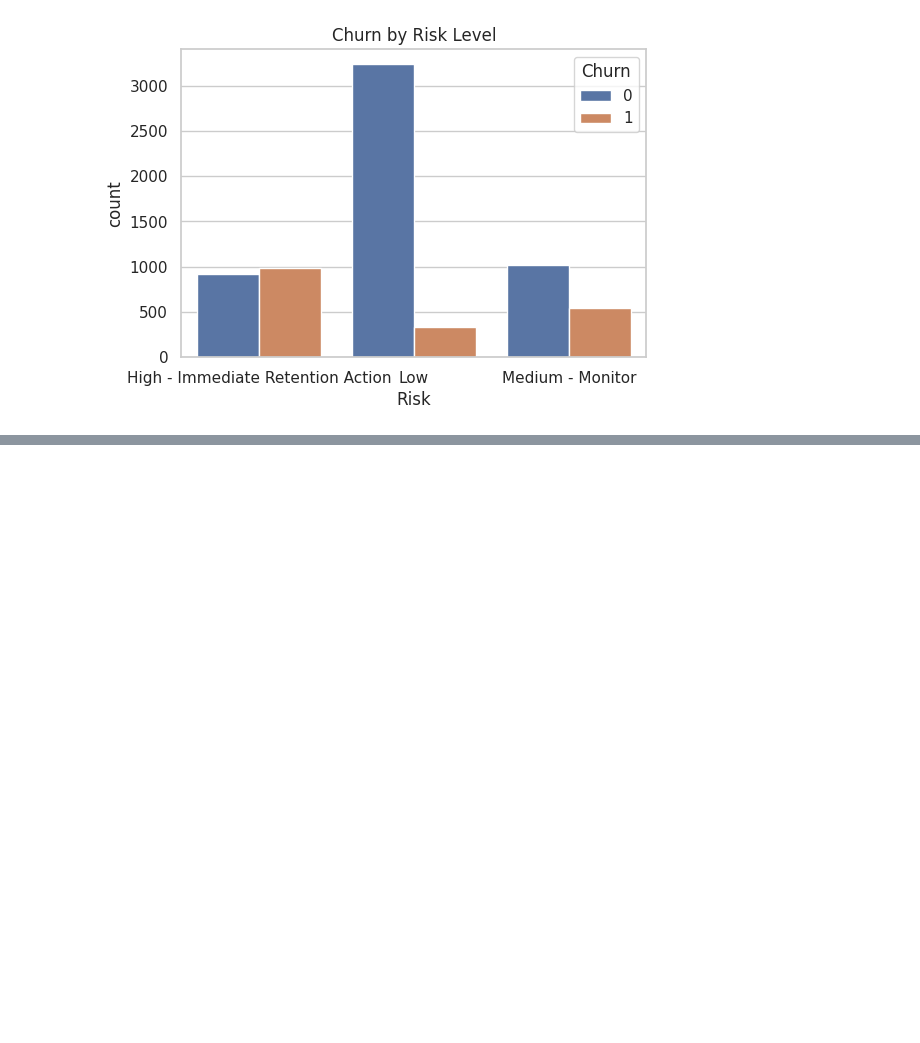
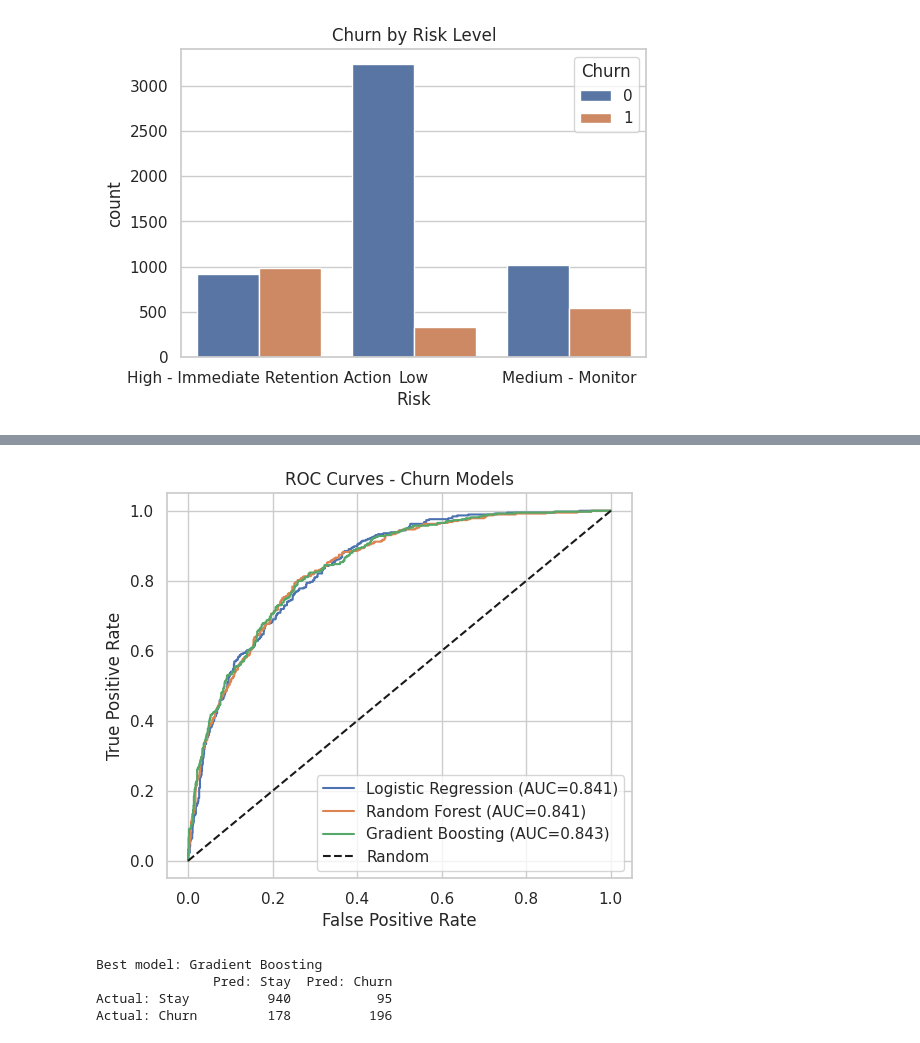
Before and after one commit to rosemaria96/Telecom-Customer-Churn-Analysis-with-Risk-Based-Decision-Support, a Jupyter notebook: Telecom_Customer_Churn_Analysis_with_Risk_Based_Decision_Support.ipynb, the cells around one changed output, grey strips where cells are left out. Cells and saved outputs as stored; diff of their text form; code cells hidden in the pictures; blank space fills up the shorter version.

```diff
--- a/Telecom_Customer_Churn_Analysis_with_Risk_Based_Decision_Support.ipynb
+++ b/Telecom_Customer_Churn_Analysis_with_Risk_Based_Decision_Support.ipynb
@@ -185,3 +185,32 @@ pd.DataFrame(rules).to_csv("churn_decision_rules.csv", index=False)
 
 #Save final cleaned dataset
 df.to_csv("Tele_Customer_Churn_Cleaned.csv", index=False)
+# %%
+# Module 6: Train/Test Split & Preprocessing
+from sklearn.model_selection import train_test_split, StratifiedKFold, cross_val_score
+from sklearn.compose import ColumnTransformer
+from sklearn.preprocessing import OneHotEncoder, StandardScaler
+from sklearn.pipeline import Pipeline
+from sklearn.linear_model import LogisticRegression
+from sklearn.ensemble import RandomForestClassifier, GradientBoostingClassifier
+from sklearn.metrics import (roc_auc_score, roc_curve, precision_score,
+                             recall_score, f1_score, confusion_matrix)
+
+# Drop derived/label-like columns so the models learn from raw customer attributes only
+X = df.drop(columns=['Churn', 'Risk', 'tenure_bucket'])
+y = df['Churn']
+
+num_cols = X.select_dtypes(include='number').columns.tolist()
+cat_cols = X.select_dtypes(exclude='number').columns.tolist()
+
+preprocess = ColumnTransformer([
+    ('num', StandardScaler(), num_cols),
+    ('cat', OneHotEncoder(handle_unknown='ignore'), cat_cols)
+])
+
+# 80:20 stratified split keeps the churn ratio equal in train and test
+X_train, X_test, y_train, y_test = train_test_split(
+    X, y, test_size=0.2, stratify=y, random_state=42)
+
+print("Train:", X_train.shape, "| Test:", X_test.shape)
+print("Churn rate - train: %.3f | test: %.3f" % (y_train.mean(), y_test.mean()))
@@ -187,0 +279,22 @@ df.to_csv("Tele_Customer_Churn_Cleaned.csv", index=False)
+# %%
+# Module 8: ROC Curves & Confusion Matrix of the best model
+plt.figure(figsize=(6,5))
+for name, (pipe, proba) in fitted.items():
+    fpr, tpr, _ = roc_curve(y_test, proba)
+    plt.plot(fpr, tpr, label=f"{name} (AUC={roc_auc_score(y_test, proba):.3f})")
+plt.plot([0,1],[0,1],'k--', label='Random')
+plt.xlabel('False Positive Rate'); plt.ylabel('True Positive Rate')
+plt.title('ROC Curves - Churn Models'); plt.legend(); plt.show()
+
+best_name = results.drop('Rule-based risk (baseline)')['Test AUC'].idxmax()
+best_pipe, best_proba = fitted[best_name]
+print("Best model:", best_name)
+print(pd.DataFrame(confusion_matrix(y_test, (best_proba >= 0.5).astype(int)),
+                   index=['Actual: Stay', 'Actual: Churn'],
+                   columns=['Pred: Stay', 'Pred: Churn']))
+# %% [output]
+[figure, added]
+Best model: Gradient Boosting
+               Pred: Stay  Pred: Churn
+Actual: Stay          940           95
+Actual: Churn         178          196
```
Also changed, not shown: parts of 6 cells of this notebook.
